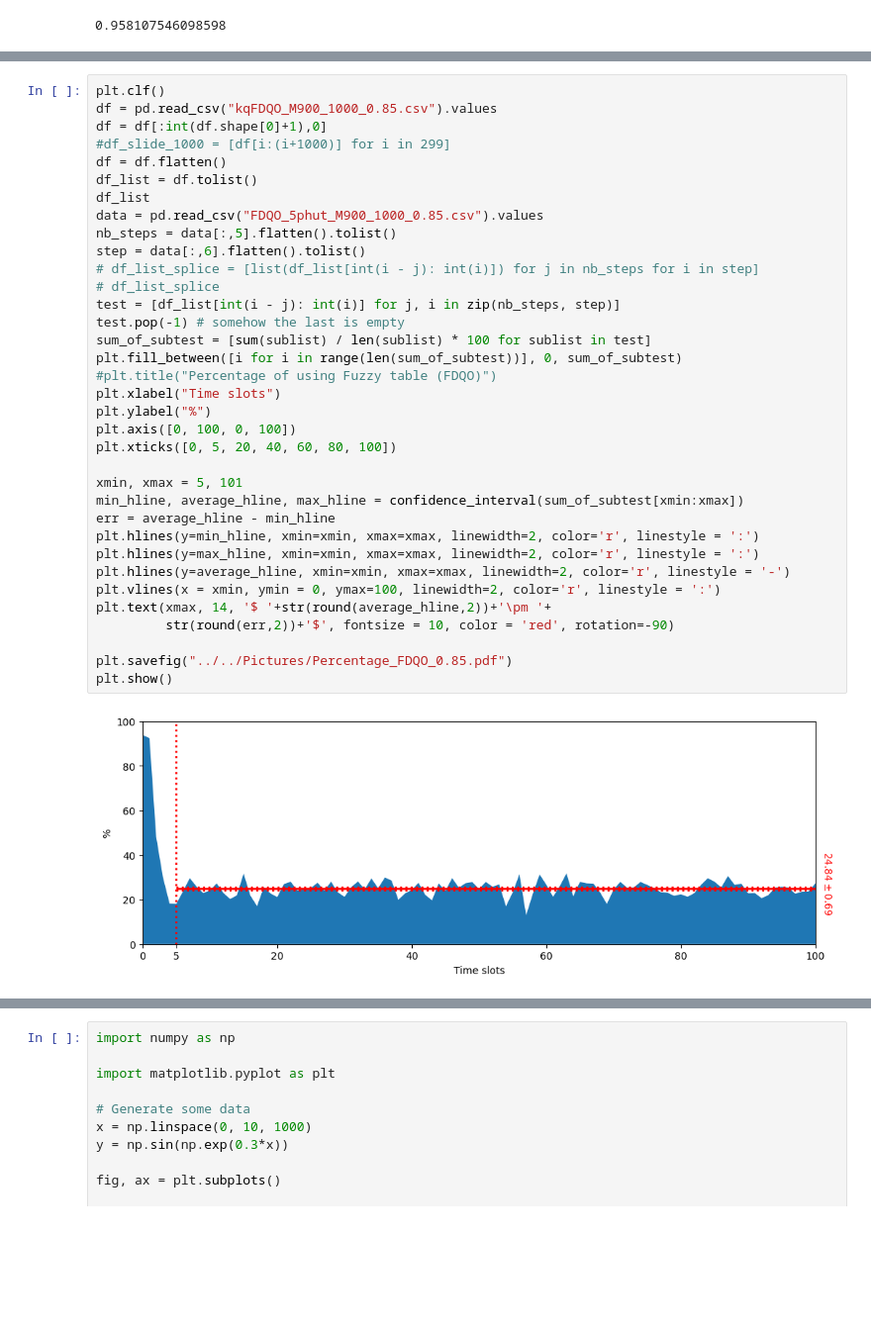
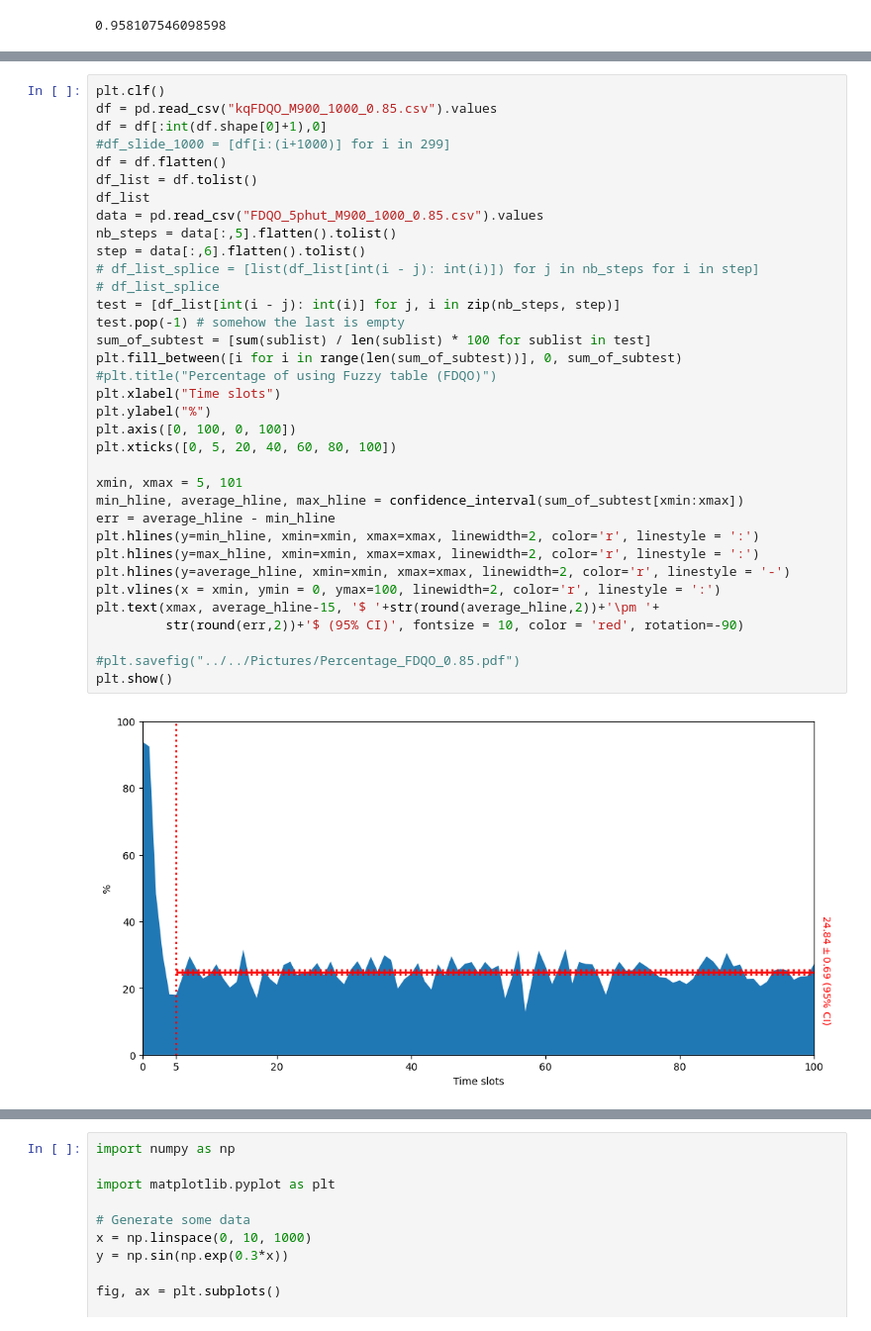
Before and after one commit to Tahuubinh/Offloading_to_Vehicles, a Jupyter notebook: Mec_ver4-main/code/csvFilesNorm/Plot_norm.ipynb, the cells around one changed output, grey strips where cells are left out. Shown at 99% size. Saved outputs shown, nothing was run; the diff lists cells and outputs as text; blank space fills up the shorter version.

Commit message:
Moving average

```diff
--- a/Mec_ver4-main/code/csvFilesNorm/Plot_norm.ipynb
+++ b/Mec_ver4-main/code/csvFilesNorm/Plot_norm.ipynb
@@ -727,37 +787,37 @@ df = pd.read_csv("kqFDQO_M900_1000_0.85.csv").values
 df = df[:int(df.shape[0]+1),0]
 #df_slide_1000 = [df[i:(i+1000)] for i in 299]
 df = df.flatten()
 df_list = df.tolist()
 df_list
 data = pd.read_csv("FDQO_5phut_M900_1000_0.85.csv").values
 nb_steps = data[:,5].flatten().tolist()
 step = data[:,6].flatten().tolist()
 # df_list_splice = [list(df_list[int(i - j): int(i)]) for j in nb_steps for i in step]
 # df_list_splice
 test = [df_list[int(i - j): int(i)] for j, i in zip(nb_steps, step)]
 test.pop(-1) # somehow the last is empty
 sum_of_subtest = [sum(sublist) / len(sublist) * 100 for sublist in test]
 plt.fill_between([i for i in range(len(sum_of_subtest))], 0, sum_of_subtest)
 #plt.title("Percentage of using Fuzzy table (FDQO)")
 plt.xlabel("Time slots")
 plt.ylabel("%")
 plt.axis([0, 100, 0, 100])
 plt.xticks([0, 5, 20, 40, 60, 80, 100])
 
 xmin, xmax = 5, 101
 min_hline, average_hline, max_hline = confidence_interval(sum_of_subtest[xmin:xmax])
 err = average_hline - min_hline
 plt.hlines(y=min_hline, xmin=xmin, xmax=xmax, linewidth=2, color='r', linestyle = ':')
 plt.hlines(y=max_hline, xmin=xmin, xmax=xmax, linewidth=2, color='r', linestyle = ':')
 plt.hlines(y=average_hline, xmin=xmin, xmax=xmax, linewidth=2, color='r', linestyle = '-')
 plt.vlines(x = xmin, ymin = 0, ymax=100, linewidth=2, color='r', linestyle = ':')
-plt.text(xmax, 14, '$ '+str(round(average_hline,2))+'\pm '+
-         str(round(err,2))+'$', fontsize = 10, color = 'red', rotation=-90)
+plt.text(xmax, average_hline-15, '$ '+str(round(average_hline,2))+'\pm '+
+         str(round(err,2))+'$ (95% CI)', fontsize = 10, color = 'red', rotation=-90)
 
-plt.savefig("../../Pictures/Percentage_FDQO_0.85.pdf")
+#plt.savefig("../../Pictures/Percentage_FDQO_0.85.pdf")
 plt.show()
 # %% [output]
-[figure, old version]
+[figure, new version]
 # %%
 plt.clf()
 df = pd.read_csv("kq_M900_1000_0.95_exlre0.0.csv").values
```
Also changed, not shown: parts of 12 cells of this notebook, 2 other files.
